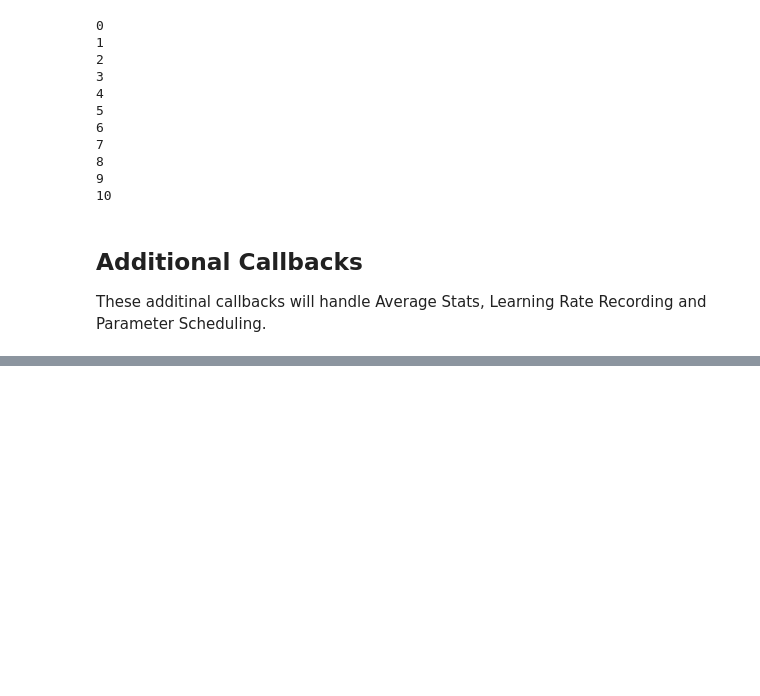
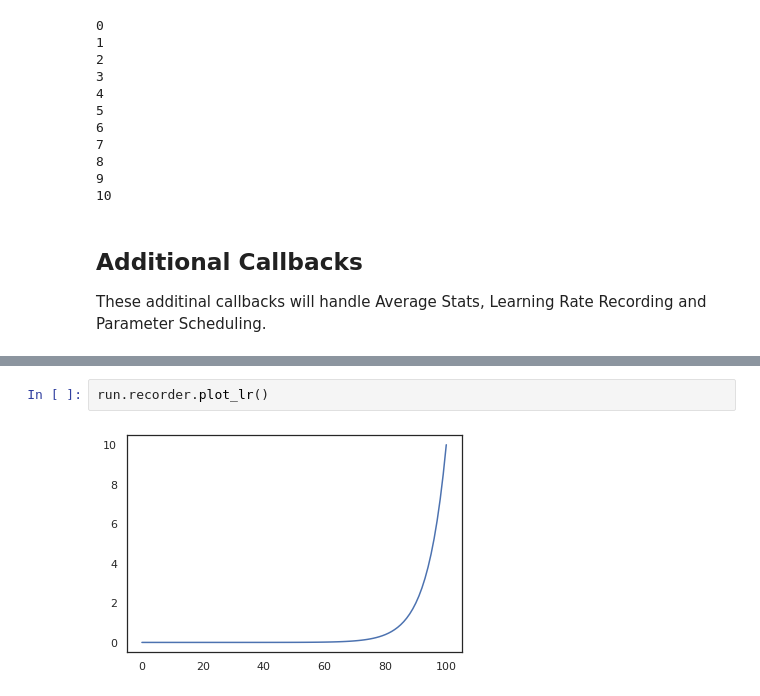
Before and after one commit to bachaudhry/fastai_test_implement, a Jupyter notebook: pytorch_NN_mechanics/Early_stopping+CUDA_CNN_hooks+BatchNorm.ipynb, the cells around one changed output, grey strips where cells are left out. Cells and saved outputs as stored; diff of their text form; blank space fills up the shorter version.

```diff
--- a/pytorch_NN_mechanics/Early_stopping+CUDA_CNN_hooks+BatchNorm.ipynb
+++ b/pytorch_NN_mechanics/Early_stopping+CUDA_CNN_hooks+BatchNorm.ipynb
@@ -323,0 +357,4 @@ class ParamScheduler(Callback):
+# %%
+run.recorder.plot_lr()
+# %% [output]
+[figure, added]
```
Also changed, not shown: parts of 8 cells of this notebook.
